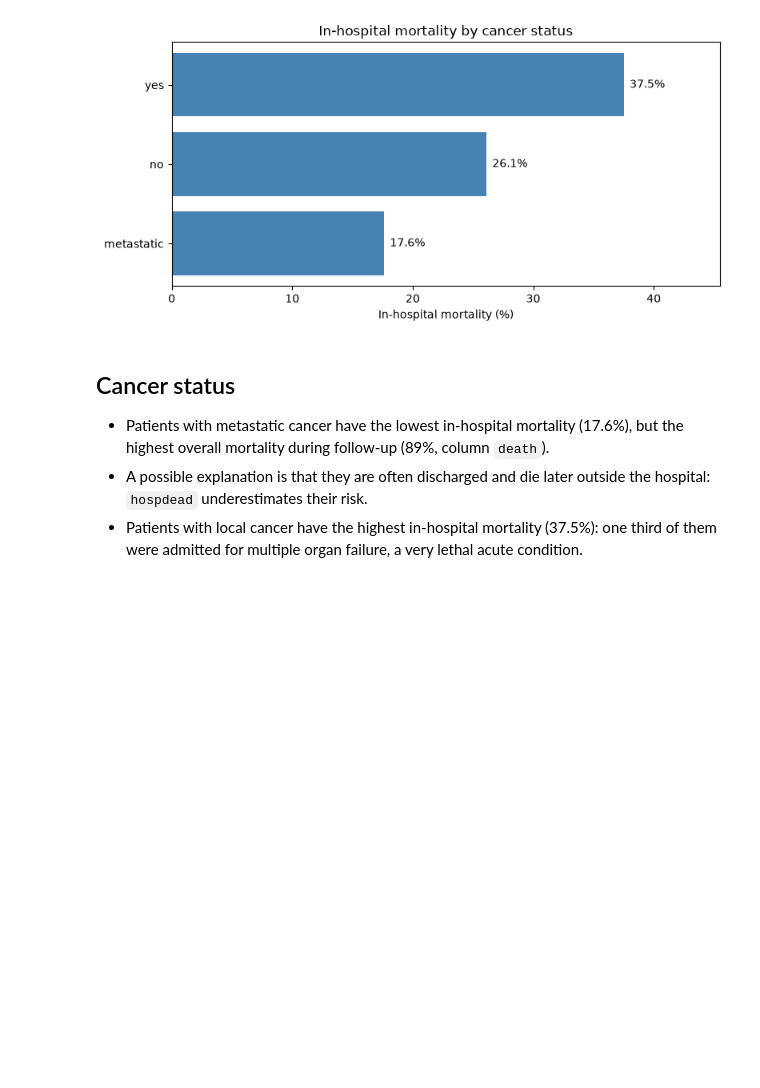
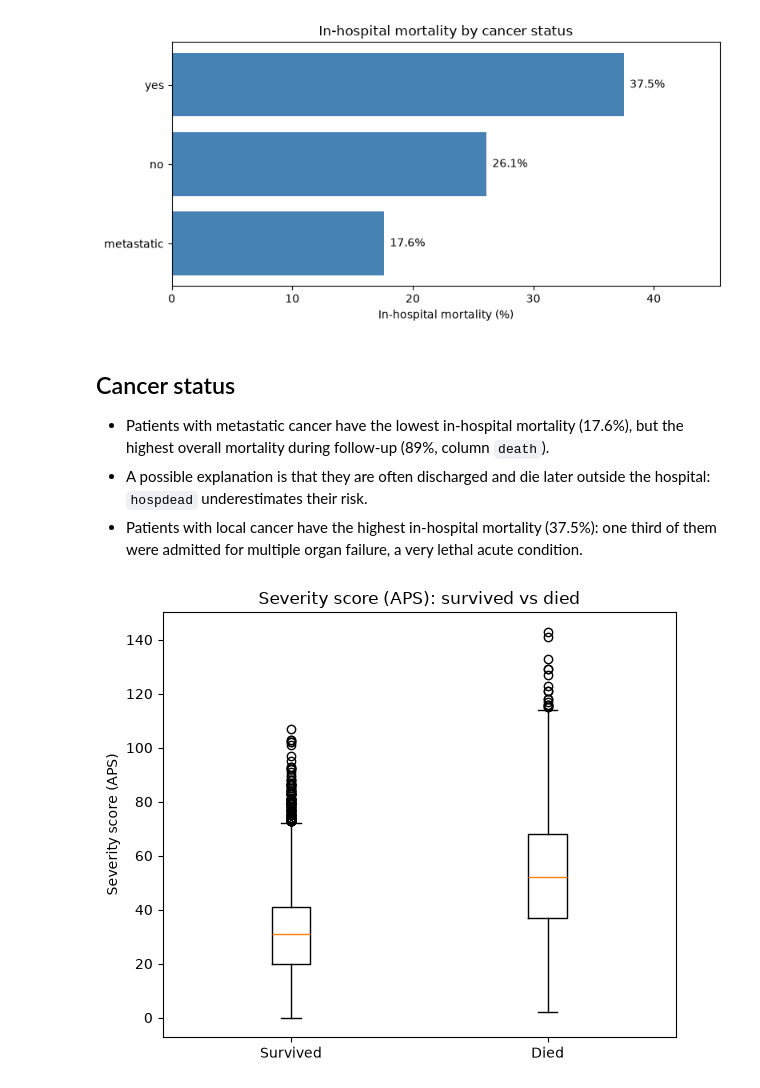
Before and after one commit to HamidMardani78/mortality-analysis, a Jupyter notebook: 01_exploration.ipynb, the cells around one changed output. Cells and saved outputs as stored; diff of their text form; code cells hidden in the pictures; blank space fills up the shorter version.

Commit message:
Add boxplots of severity score and vital signs

```diff
--- a/01_exploration.ipynb
+++ b/01_exploration.ipynb
@@ -259,3 +259,10 @@ plot_mortality_by_group(table, "In-hospital mortality by cancer status",
 - Patients with metastatic cancer have the lowest in-hospital mortality (17.6%), but the highest overall mortality during follow-up (89%, column `death`).
 - A possible explanation is that they are often discharged and die later outside the hospital: `hospdead` underestimates their risk.
 - Patients with local cancer have the highest in-hospital mortality (37.5%): one third of them were admitted for multiple organ failure, a very lethal acute condition.
+# %%
+from src.plots import plot_survived_vs_died
+
+plot_survived_vs_died(df_clean, "aps", "Severity score (APS)",
+                      "figures/aps_boxplot.png")
+# %% [output]
+[figure, added]
```
Also changed, not shown: parts of 3 cells of this notebook, 3 other files.
